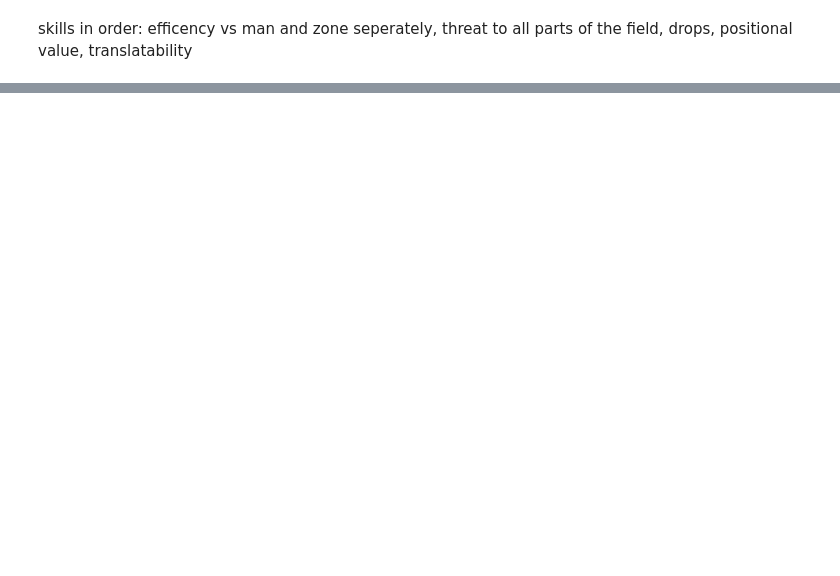
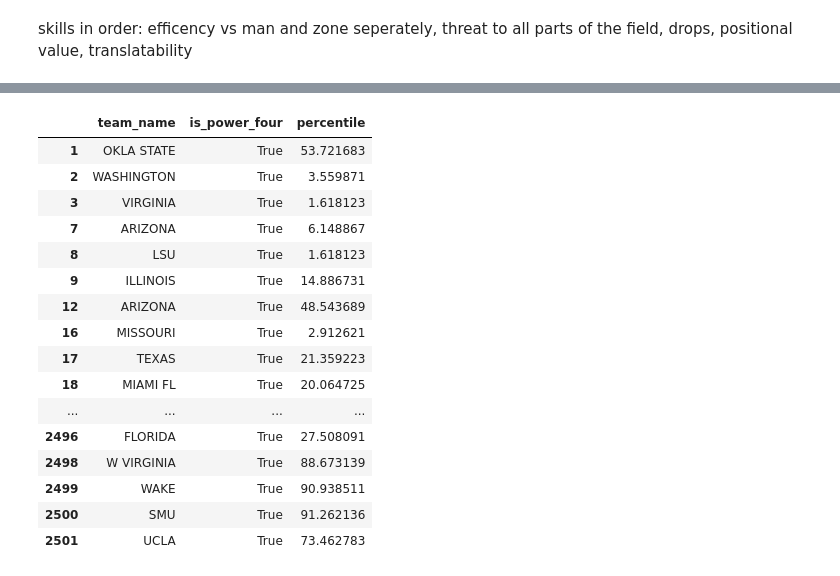
Before and after one commit to lemonannn/receiving_value, a Jupyter notebook: data_processing.ipynb, the cells around one changed output, grey strips where cells are left out. Saved outputs shown, nothing was run; the diff lists cells and outputs as text; code cells hidden in the pictures; blank space fills up the shorter version.

```diff
--- a/data_processing.ipynb
+++ b/data_processing.ipynb
@@ -147,0 +204,12 @@ recieving[['behind_los_yards', 'short_yards', 'medium_yards', 'deep_yards', 'ypr
+# %%
+prospect_list = helpy.get_2026_prospects()
+
+X = prospect_list[['behind_los_ypg', 'short_ypg', 'medium_ypg', 'deep_ypg', 'yprr',
+               'is_power_four', 'drop_rate', 'wide_rate']]
+
+X = X.fillna(0)
+X['is_power_four'] = X['is_power_four'].astype(np.float32)
+X_norm = (X - X.min()) / (X.max() - X.min())
+X_norm = X_norm.fillna(1)
+
+X_tensor = torch.tensor(X_norm.values, dtype=torch.float32)
@@ -147,0 +226,31 @@ recieving[['behind_los_yards', 'short_yards', 'medium_yards', 'deep_yards', 'ypr
+# %%
+model.eval()
+with torch.no_grad():  # no gradients needed for prediction
+    y_pred = model(X_tensor)  # X: tensor of shape (num_samples, 11)
+# %%
+prospect_list['predicted_slot'] = y_pred
+
+prospect_list["percentile"] = percentile_from_reference(
+    prospect_list["predicted_slot"].values,
+    reference_values
+)
+# %%
+prospect_list[['team_name', 'is_power_four', 'percentile']]
+# %% [output]
+|  | team_name | is_power_four | percentile |
+| 1 | OKLA STATE | True | 53.721683 |
+| 2 | WASHINGTON | True | 3.559871 |
+| 3 | VIRGINIA | True | 1.618123 |
+| 7 | ARIZONA | True | 6.148867 |
+| 8 | LSU | True | 1.618123 |
+| 9 | ILLINOIS | True | 14.886731 |
+| 12 | ARIZONA | True | 48.543689 |
+| 16 | MISSOURI | True | 2.912621 |
+| 17 | TEXAS | True | 21.359223 |
+| 18 | MIAMI FL | True | 20.064725 |
+| ... | ... | ... | ... |
+| 2496 | FLORIDA | True | 27.508091 |
+| 2498 | W VIRGINIA | True | 88.673139 |
+| 2499 | WAKE | True | 90.938511 |
+| 2500 | SMU | True | 91.262136 |
+| 2501 | UCLA | True | 73.462783 |
```
Also changed, not shown: parts of 16 cells of this notebook, 2 other files.
